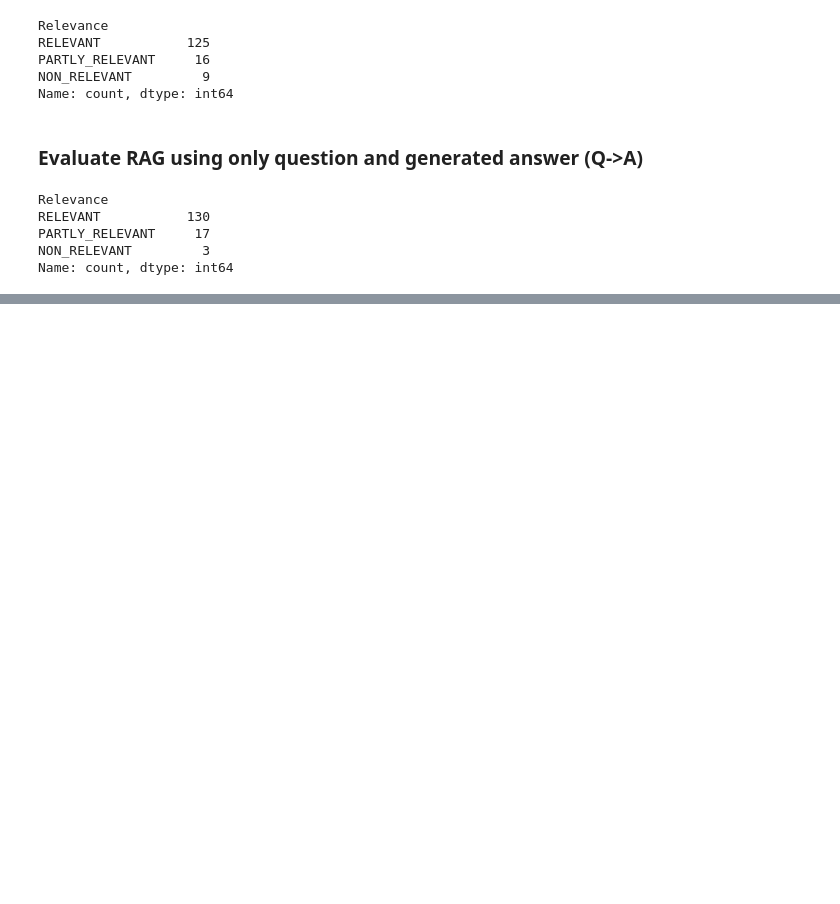
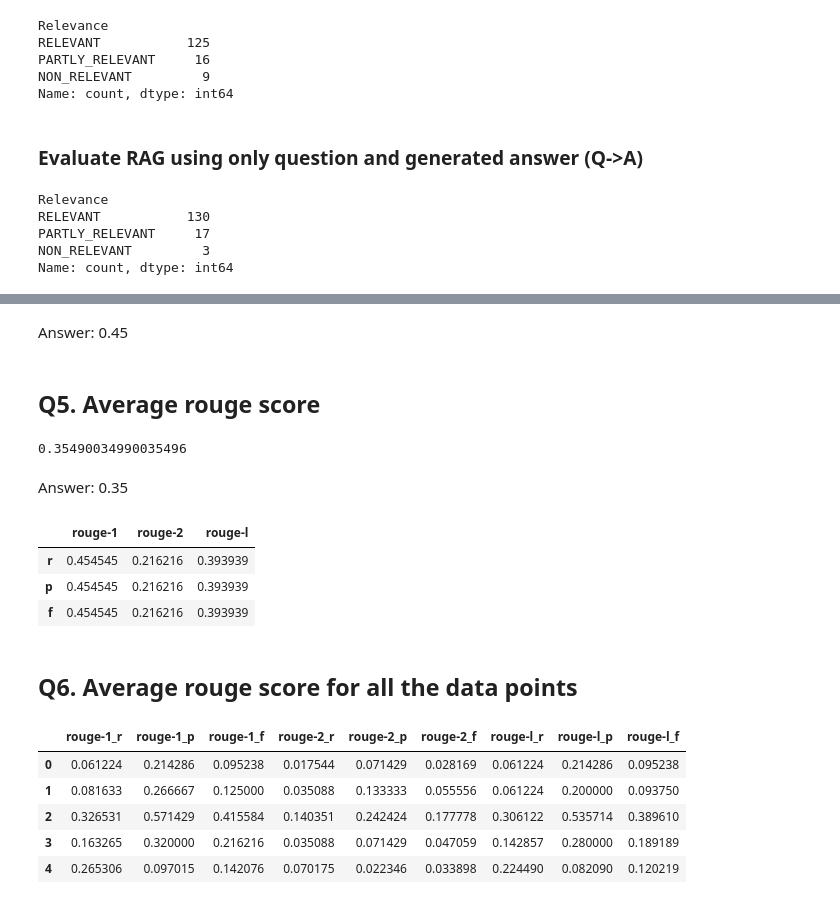
Before and after one commit to M4riaLoureiro/llm_zoomcamp_study_repo, a Jupyter notebook: module_4/module_4.0_offline_RAG_evaluation.ipynb, the cells around one changed output, grey strips where cells are left out. Saved outputs shown, nothing was run; the diff lists cells and outputs as text; code cells hidden in the pictures; blank space fills up the shorter version.

```diff
--- a/module_4/module_4.0_offline_RAG_evaluation.ipynb
+++ b/module_4/module_4.0_offline_RAG_evaluation.ipynb
@@ -607,0 +700,9 @@ df_evaluations_2.to_csv("data/evaluations-qa.csv", index=False)
+# %%
+evaluations_norm = []
+
+for index, row in df.iterrows():
+
+    answer_llm_norm = vector_normalization(embedding_model.encode(row.answer_llm))
+    answer_orig_norm = vector_normalization(embedding_model.encode(row.answer_orig))
+
+    evaluations_norm.append(answer_llm_norm.dot(answer_orig_norm))
@@ -607,0 +751,8 @@ df_evaluations_2.to_csv("data/evaluations-qa.csv", index=False)
+# %%
+from rouge import Rouge
+
+rouge_scorer = Rouge()
+
+test_pair = df.iloc[10]
+
+scores = rouge_scorer.get_scores(test_pair["answer_llm"], test_pair["answer_orig"])[0]
@@ -607,0 +771,19 @@ df_evaluations_2.to_csv("data/evaluations-qa.csv", index=False)
+# %% [markdown]
+Answer: 0.45
+# %% [markdown]
+## Q5. Average rouge score
+# %%
+np.mean([scores["rouge-1"]["f"], scores["rouge-2"]["f"], scores["rouge-l"]["f"]])
+# %% [output]
+0.35490034990035496
+# %% [markdown]
+Answer: 0.35
+# %%
+pd.DataFrame.from_dict(scores)
+# %% [output]
+|  | rouge-1 | rouge-2 | rouge-l |
+| r | 0.454545 | 0.216216 | 0.393939 |
+| p | 0.454545 | 0.216216 | 0.393939 |
+| f | 0.454545 | 0.216216 | 0.393939 |
+# %% [markdown]
+## Q6. Average rouge score for all the data points
@@ -607,0 +841,34 @@ df_evaluations_2.to_csv("data/evaluations-qa.csv", index=False)
+# %%
+evaluations_rouge = []
+
+rouge_scorer = Rouge()
+
+for index, row in df.iterrows():
+
+    scores = rouge_scorer.get_scores(row["answer_llm"], row["answer_orig"])[0]
+
+    flat_dict = {
+        "rouge-1_r": scores["rouge-1"]["r"],
+        "rouge-1_p": scores["rouge-1"]["p"],
+        "rouge-1_f": scores["rouge-1"]["f"],
+        "rouge-2_r": scores["rouge-2"]["r"],
+        "rouge-2_p": scores["rouge-2"]["p"],
+        "rouge-2_f": scores["rouge-2"]["f"],
+        "rouge-l_r": scores["rouge-l"]["r"],
+        "rouge-l_p": scores["rouge-l"]["p"],
+        "rouge-l_f": scores["rouge-l"]["f"],
+    }
+
+    evaluations_rouge.append(flat_dict)
+# %%
+# Convert the list of flattened dictionaries to a DataFrame
+df = pd.DataFrame(evaluations_rouge)
+# %%
+df.head()
+# %% [output]
+|  | rouge-1_r | rouge-1_p | rouge-1_f | rouge-2_r | rouge-2_p | rouge-2_f | rouge-l_r | rouge-l_p | rouge-l_f |
+| 0 | 0.061224 | 0.214286 | 0.095238 | 0.017544 | 0.071429 | 0.028169 | 0.061224 | 0.214286 | 0.095238 |
+| 1 | 0.081633 | 0.266667 | 0.125000 | 0.035088 | 0.133333 | 0.055556 | 0.061224 | 0.200000 | 0.093750 |
+| 2 | 0.326531 | 0.571429 | 0.415584 | 0.140351 | 0.242424 | 0.177778 | 0.306122 | 0.535714 | 0.389610 |
+| 3 | 0.163265 | 0.320000 | 0.216216 | 0.035088 | 0.071429 | 0.047059 | 0.142857 | 0.280000 | 0.189189 |
+| 4 | 0.265306 | 0.097015 | 0.142076 | 0.070175 | 0.022346 | 0.033898 | 0.224490 | 0.082090 | 0.120219 |
```
Also changed, not shown: parts of 27 cells of this notebook.
